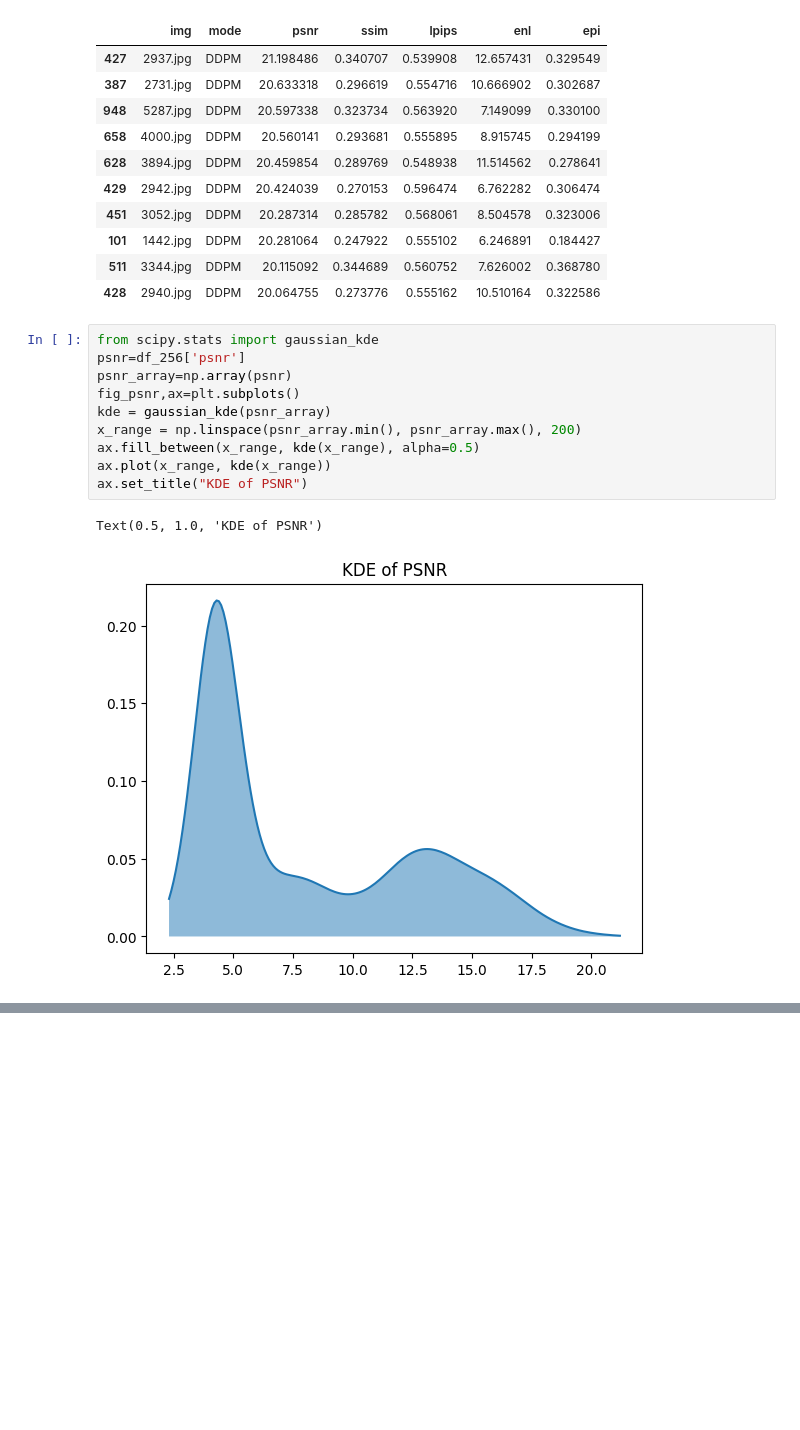
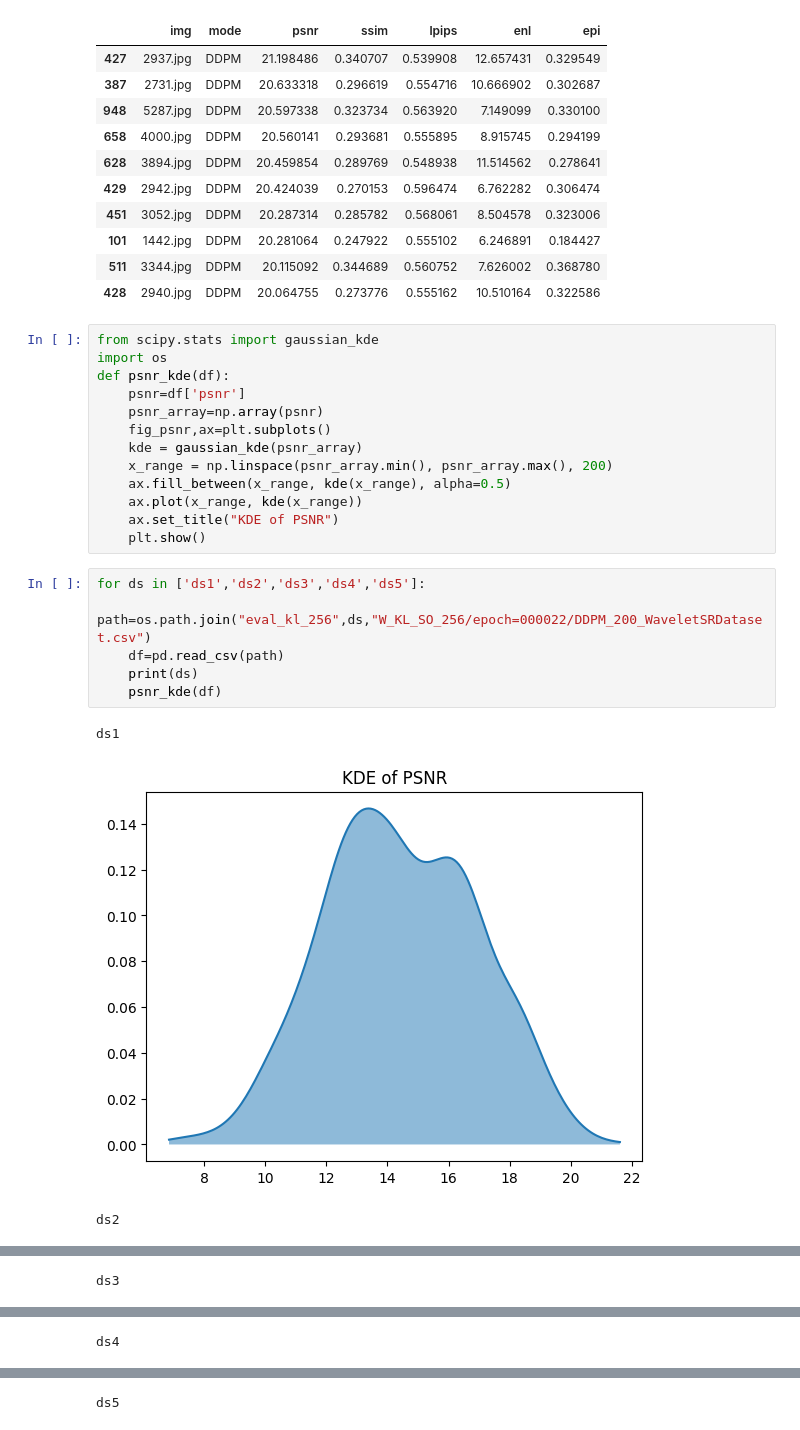
Before and after one commit to flyingbucket/stable_sr, a Jupyter notebook: val.ipynb, the cells around one changed output, grey strips where cells are left out. Cells and saved outputs as stored; diff of their text form; blank space fills up the shorter version.

```diff
--- a/val.ipynb
+++ b/val.ipynb
@@ -22,14 +21,24 @@ df_256.sort_values(by="psnr",ascending=False).head(10)
 | 428 | 2940.jpg | DDPM | 20.064755 | 0.273776 | 0.555162 | 10.510164 | 0.322586 |
 # %%
 from scipy.stats import gaussian_kde
-psnr=df_256['psnr']
-psnr_array=np.array(psnr)
-fig_psnr,ax=plt.subplots()
-kde = gaussian_kde(psnr_array)
-x_range = np.linspace(psnr_array.min(), psnr_array.max(), 200)
-ax.fill_between(x_range, kde(x_range), alpha=0.5)
-ax.plot(x_range, kde(x_range))
-ax.set_title("KDE of PSNR")
+import os
+def psnr_kde(df):
+    psnr=df['psnr']
+    psnr_array=np.array(psnr)
+    fig_psnr,ax=plt.subplots()
+    kde = gaussian_kde(psnr_array)
+    x_range = np.linspace(psnr_array.min(), psnr_array.max(), 200)
+    ax.fill_between(x_range, kde(x_range), alpha=0.5)
+    ax.plot(x_range, kde(x_range))
+    ax.set_title("KDE of PSNR")
+    plt.show()
-# %% [output]
-Text(0.5, 1.0, 'KDE of PSNR')
-[figure, removed]
+# %%
+for ds in ['ds1','ds2','ds3','ds4','ds5']:
+    path=os.path.join("eval_kl_256",ds,"W_KL_SO_256/epoch=000022/DDPM_200_WaveletSRDataset.csv")
+    df=pd.read_csv(path)
+    print(ds)
+    psnr_kde(df)
+# %% [output]
+ds1
+[figure, added]
+ds2
@@ -35,0 +46 @@ Text(0.5, 1.0, 'KDE of PSNR')
+ds3
@@ -35,0 +48 @@ Text(0.5, 1.0, 'KDE of PSNR')
+ds4
@@ -35,0 +50 @@ Text(0.5, 1.0, 'KDE of PSNR')
+ds5
```
Also changed, not shown: parts of 3 cells of this notebook, 7 other files.
